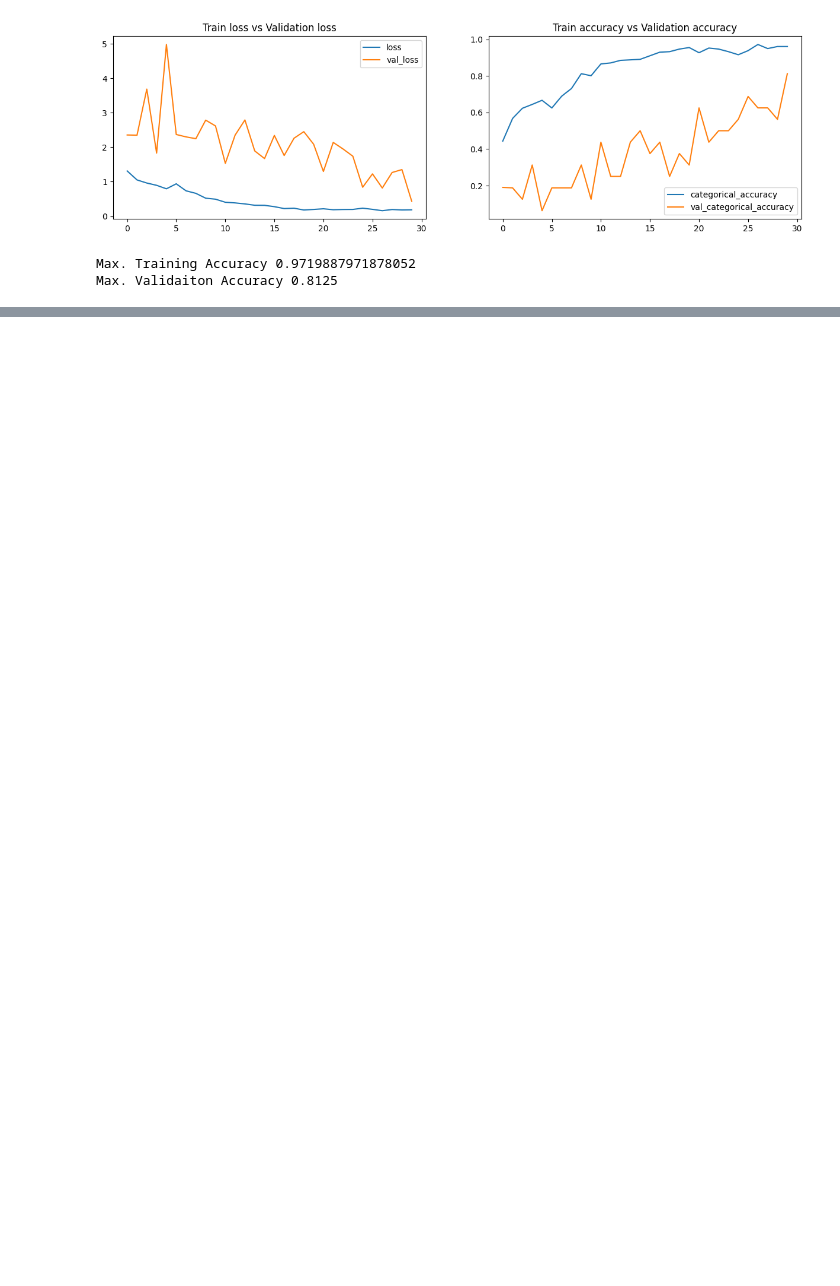
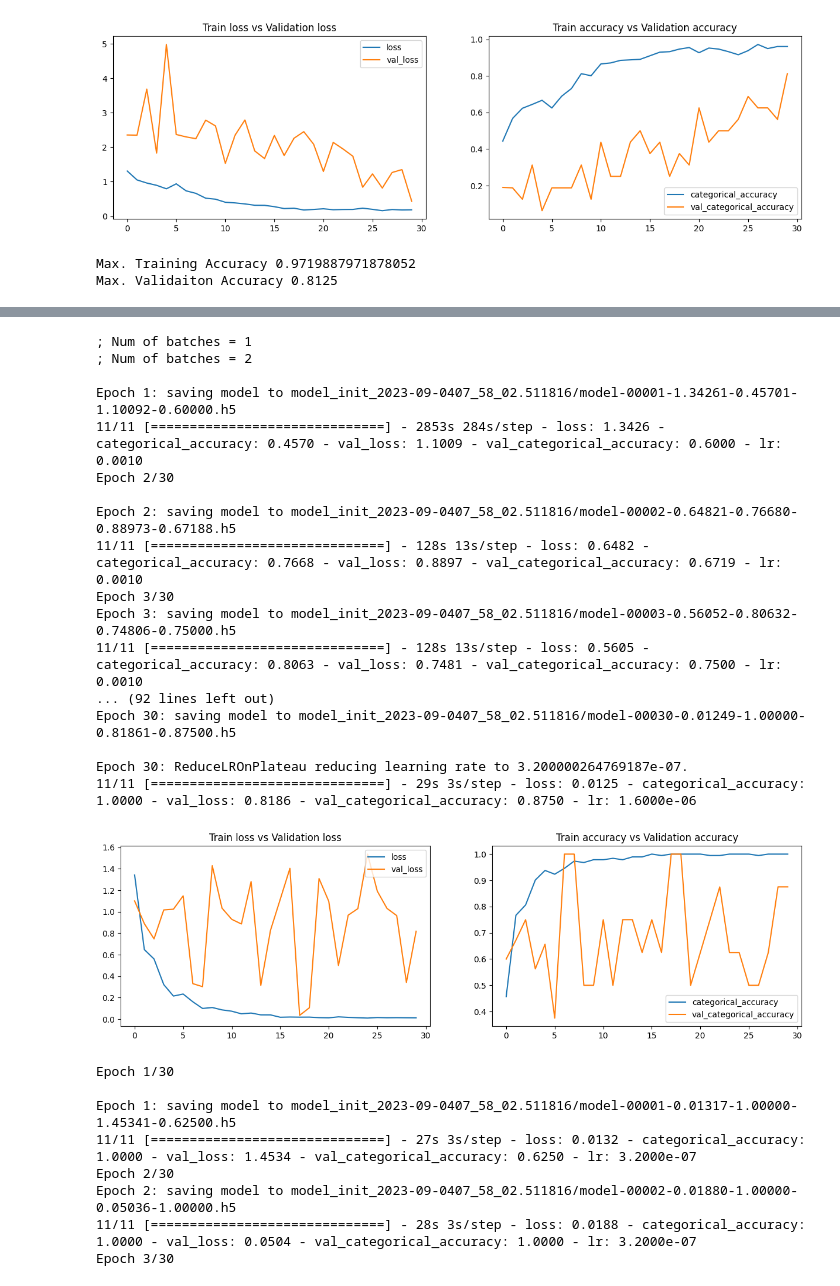
Before and after one commit to bharathsanjai/hand-gesture-recognition, a Jupyter notebook: Neural_Nets_Project_Starter_Code.ipynb, the cells around one changed output, grey strips where cells are left out. Saved outputs shown, nothing was run; the diff lists cells and outputs as text; code cells hidden in the pictures; blank space fills up the shorter version.

```diff
--- a/Neural_Nets_Project_Starter_Code.ipynb
+++ b/Neural_Nets_Project_Starter_Code.ipynb
@@ -893,0 +944,3 @@ Max. Validaiton Accuracy 0.8125
+# %%
+model7.compile(optimizer=optimizers.Adam(), loss='categorical_crossentropy', metrics=['categorical_accuracy'])
+print(model7.summary())
@@ -893,0 +965,33 @@ Max. Validaiton Accuracy 0.8125
+# %%
+model7_history = model7.fit_generator(train_generator, steps_per_epoch=steps_per_epoch, epochs=num_epochs, verbose=1,
+            callbacks=callbacks_list, validation_data=val_generator,
+            validation_steps=validation_steps, class_weight=None, workers=1, initial_epoch=0)
+
+plotModelHistory(model7_history)
+# %% [output]
+; Num of batches = 1
+; Num of batches = 2
+
+Epoch 1: saving model to model_init_2023-09-0407_58_02.511816/model-00001-1.34261-0.45701-1.10092-0.60000.h5
+11/11 [==============================] - 2853s 284s/step - loss: 1.3426 - categorical_accuracy: 0.4570 - val_loss: 1.1009 - val_categorical_accuracy: 0.6000 - lr: 0.0010
+Epoch 2/30
+
+Epoch 2: saving model to model_init_2023-09-0407_58_02.511816/model-00002-0.64821-0.76680-0.88973-0.67188.h5
+11/11 [==============================] - 128s 13s/step - loss: 0.6482 - categorical_accuracy: 0.7668 - val_loss: 0.8897 - val_categorical_accuracy: 0.6719 - lr: 0.0010
+Epoch 3/30
+Epoch 3: saving model to model_init_2023-09-0407_58_02.511816/model-00003-0.56052-0.80632-0.74806-0.75000.h5
+11/11 [==============================] - 128s 13s/step - loss: 0.5605 - categorical_accuracy: 0.8063 - val_loss: 0.7481 - val_categorical_accuracy: 0.7500 - lr: 0.0010
+... (92 lines left out)
+Epoch 30: saving model to model_init_2023-09-0407_58_02.511816/model-00030-0.01249-1.00000-0.81861-0.87500.h5
+
+Epoch 30: ReduceLROnPlateau reducing learning rate to 3.200000264769187e-07.
+11/11 [==============================] - 29s 3s/step - loss: 0.0125 - categorical_accuracy: 1.0000 - val_loss: 0.8186 - val_categorical_accuracy: 0.8750 - lr: 1.6000e-06
+[figure, added]
+Epoch 1/30
+
+Epoch 1: saving model to model_init_2023-09-0407_58_02.511816/model-00001-0.01317-1.00000-1.45341-0.62500.h5
+11/11 [==============================] - 27s 3s/step - loss: 0.0132 - categorical_accuracy: 1.0000 - val_loss: 1.4534 - val_categorical_accuracy: 0.6250 - lr: 3.2000e-07
+Epoch 2/30
+Epoch 2: saving model to model_init_2023-09-0407_58_02.511816/model-00002-0.01880-1.00000-0.05036-1.00000.h5
+11/11 [==============================] - 28s 3s/step - loss: 0.0188 - categorical_accuracy: 1.0000 - val_loss: 0.0504 - val_categorical_accuracy: 1.0000 - lr: 3.2000e-07
+Epoch 3/30
```
Also changed, not shown: parts of 3 cells of this notebook.
